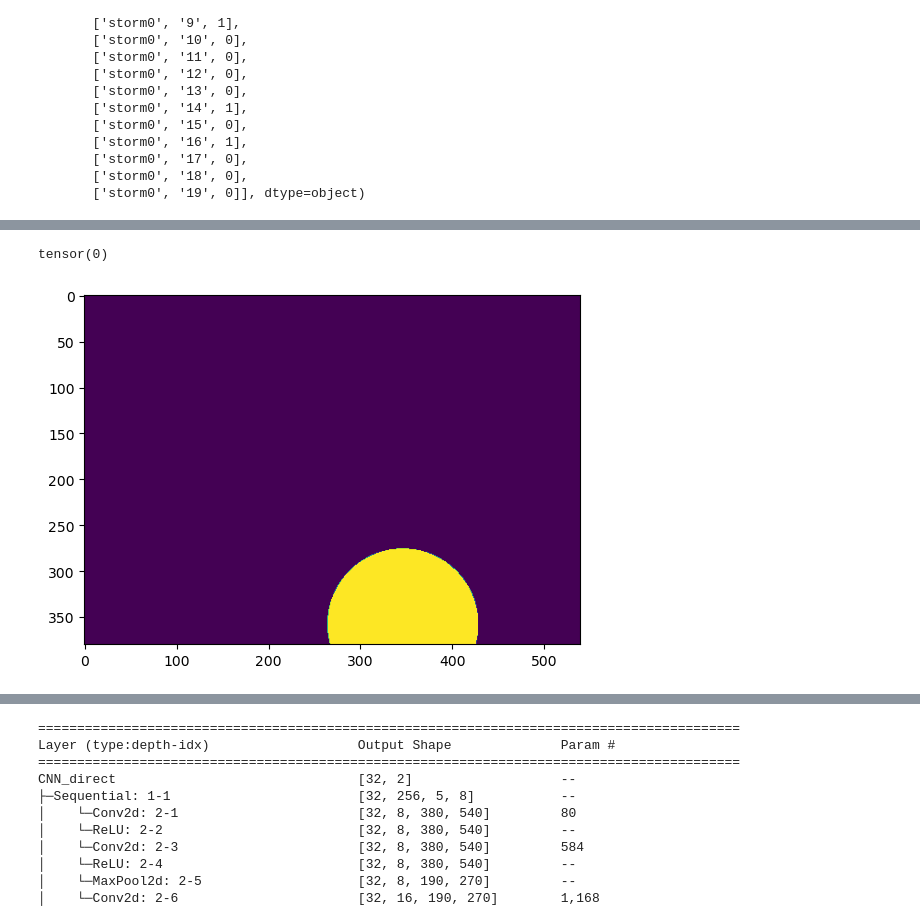
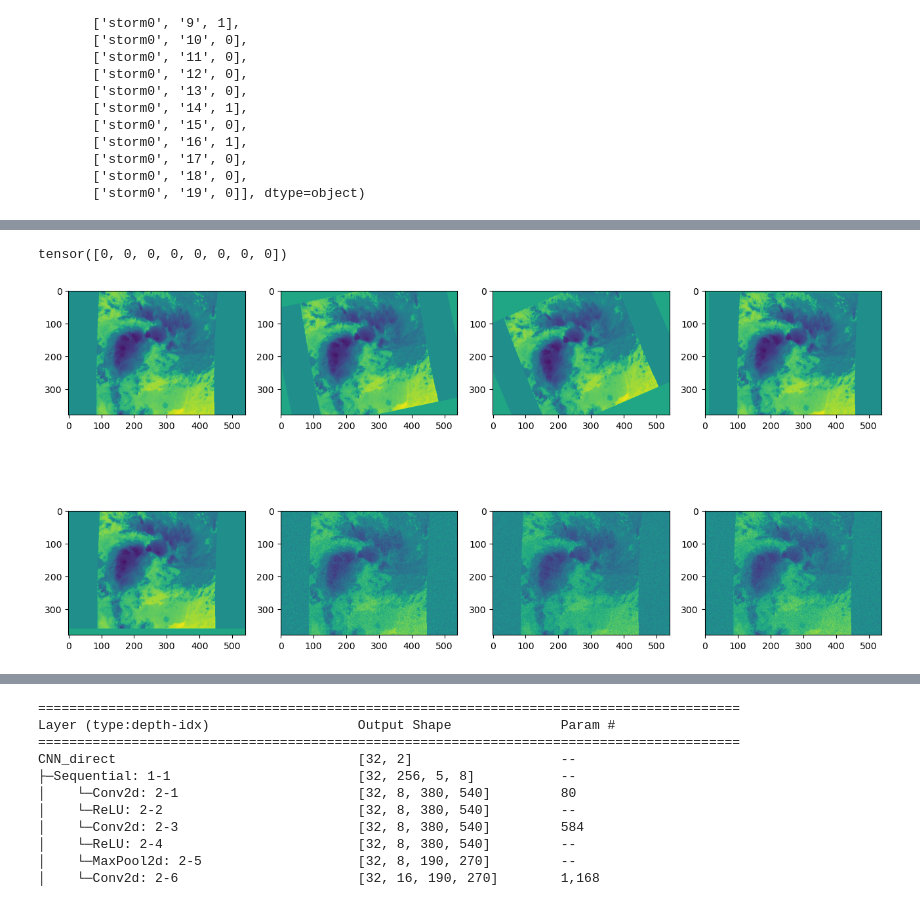
Before and after one commit to zyjux/glp, a Jupyter notebook: glp_ri/RI_testing_dev.ipynb, the cells around one changed output, grey strips where cells are left out. Drawn from its saved outputs; the diff is of its cells as text; code cells hidden in the pictures.

```diff
--- a/glp_ri/RI_testing_dev.ipynb
+++ b/glp_ri/RI_testing_dev.ipynb
@@ -12,9 +13,17 @@ import torchinfo
 dropout_rate = 0.2
 device = "cpu"
 # %%
+rotate_transform = tvtf.RandomRotation(50)
+noise_transform = AddGaussianNoise(std=0.5)
+translate_transform = tvtf.RandomAffine(0, translate=(0.05, 0.05))
+
+transform_list = (
+    [rotate_transform] * 2 + [translate_transform] * 2 + [noise_transform] * 3
+)
+
 valid_labels, _ = load_labels(DATA_DIR + '/valid_labels.json')
 train_labels, train_weights = load_labels(DATA_DIR + '/train_labels.json')
-cnn_valid_ds = crossentropy_RI_Dataset(valid_labels)
+cnn_valid_ds = aug_crossentropy_RI_Dataset(valid_labels, transform_list)
 
 batch_size = 16*2
 cnn_valid_dataloader = DataLoader(cnn_valid_ds, num_workers=1, batch_size=batch_size)
@@ -63,0 +83,6 @@ i = 0
+# %%
+i = 0
+# %%
+print(y[i])
+plt.imshow(X[i, 0, ...])
+i += 1
@@ -64,10 +92,13 @@ i = 0
 # %%
 X, y = cnn_valid_ds.__getitem__(i)
 print(y)
-plt.imshow(X[0, ...])
+F, ax = plt.subplots(2, 4, figsize=(16, 8))
+raveled_ax = np.ravel(ax)
+for j in range(8):
+    raveled_ax[j].imshow(X[j, 0, ...])
 i += 1
 # %% [output]
-tensor(0)
+tensor([0, 0, 0, 0, 0, 0, 0, 0])
-[figure, old version]
+[figure, new version]
 # %%
 X, y = next(test_ds)
```
Also changed, not shown: parts of 19 cells of this notebook, 17 other files.
